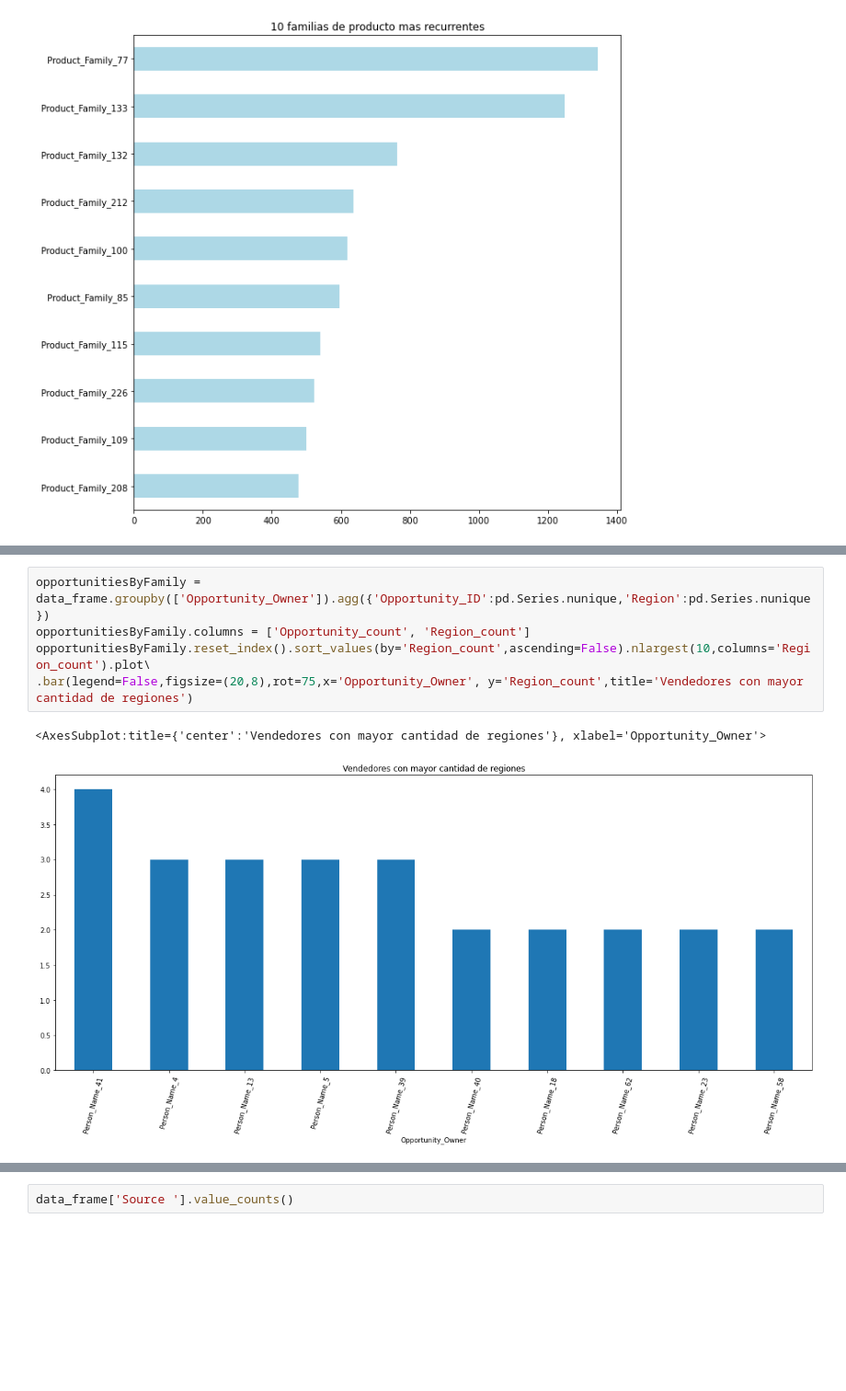
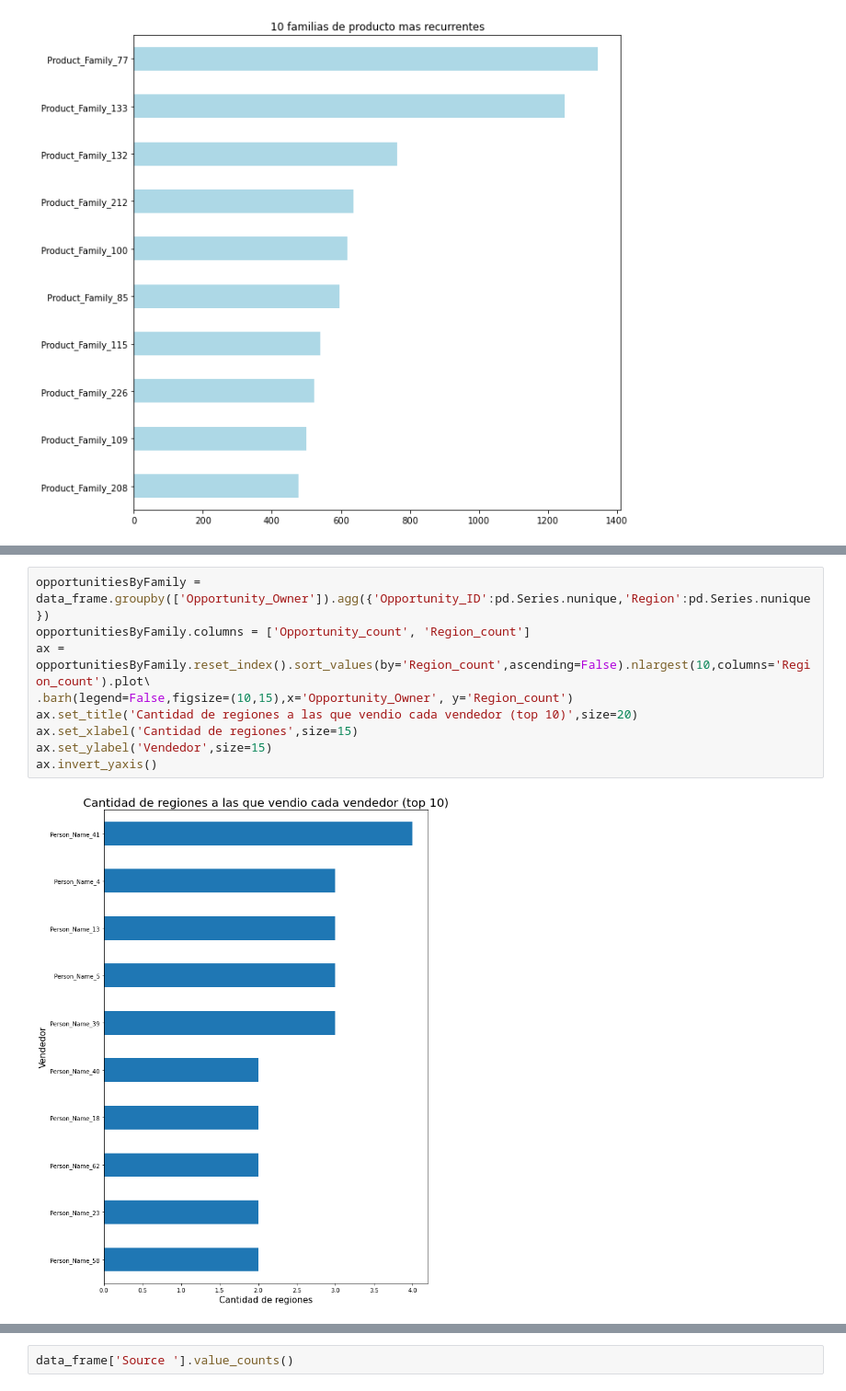
Before and after one commit to faristegui/tpdatos-2c-2020, a Jupyter notebook: tp1-franco.ipynb, the cells around one changed output, grey strips where cells are left out. Shown at 92% size. Drawn from its saved outputs; the diff is of its cells as text; blank space fills up the shorter version.

```diff
--- a/tp1-franco.ipynb
+++ b/tp1-franco.ipynb
@@ -305,11 +315,14 @@ opportunitiesByFamily.reset_index().sort_values(by='Owner_count',ascending=False
 # %%
 opportunitiesByFamily = data_frame.groupby(['Opportunity_Owner']).agg({'Opportunity_ID':pd.Series.nunique,'Region':pd.Series.nunique})
 opportunitiesByFamily.columns = ['Opportunity_count', 'Region_count']
-opportunitiesByFamily.reset_index().sort_values(by='Region_count',ascending=False).nlargest(10,columns='Region_count').plot\
-.bar(legend=False,figsize=(20,8),rot=75,x='Opportunity_Owner', y='Region_count',title='Vendedores con mayor cantidad de regiones')
+ax = opportunitiesByFamily.reset_index().sort_values(by='Region_count',ascending=False).nlargest(10,columns='Region_count').plot\
+.barh(legend=False,figsize=(10,15),x='Opportunity_Owner', y='Region_count')
+ax.set_title('Cantidad de regiones a las que vendio cada vendedor (top 10)',size=20)
+ax.set_xlabel('Cantidad de regiones',size=15)
+ax.set_ylabel('Vendedor',size=15)
+ax.invert_yaxis()
 # %% [output]
-<AxesSubplot:title={'center':'Vendedores con mayor cantidad de regiones'}, xlabel='Opportunity_Owner'>
-[figure, old version]
+[figure, new version]
 # %%
 opportunitiesByFamily = data_frame.groupby(['Region']).agg({'Opportunity_Owner':pd.Series.nunique})
 opportunitiesByFamily.columns = ['Opportunity_count']
```
Also changed, not shown: parts of 21 cells of this notebook.
